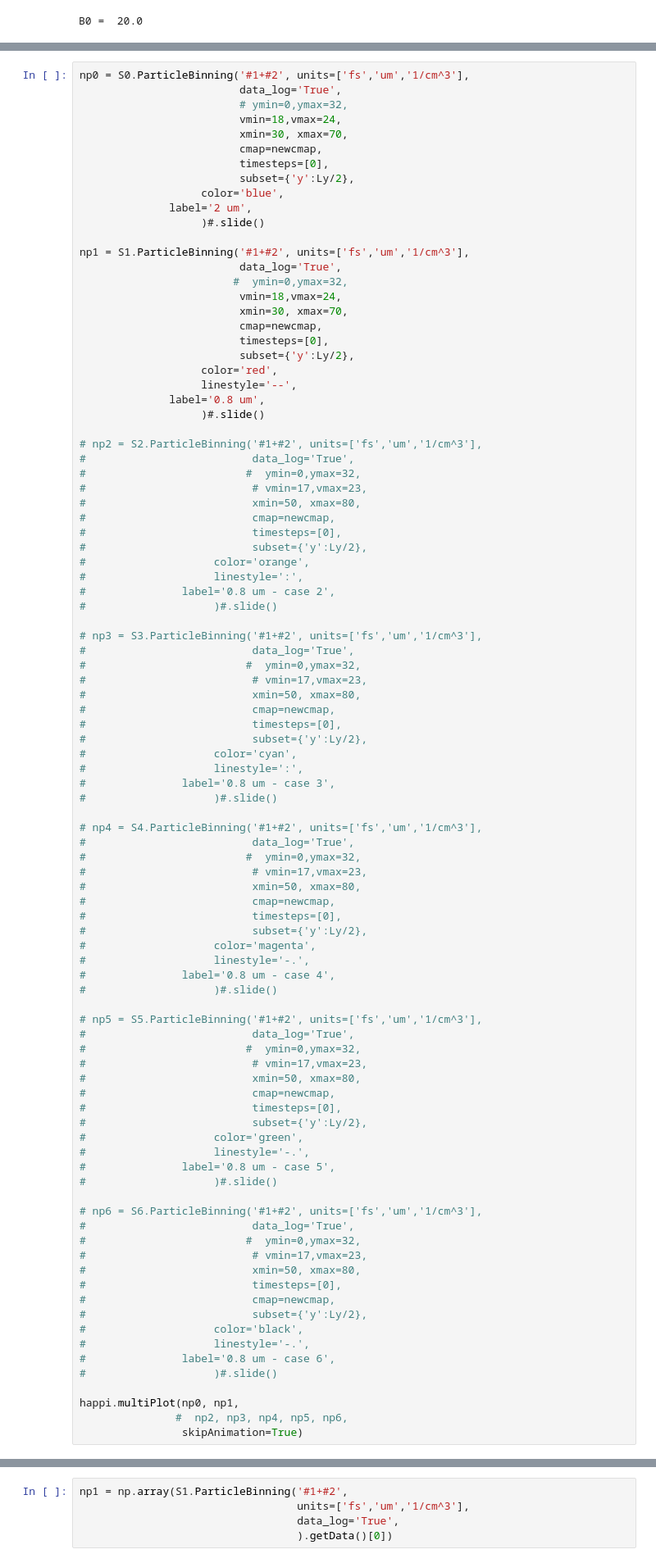
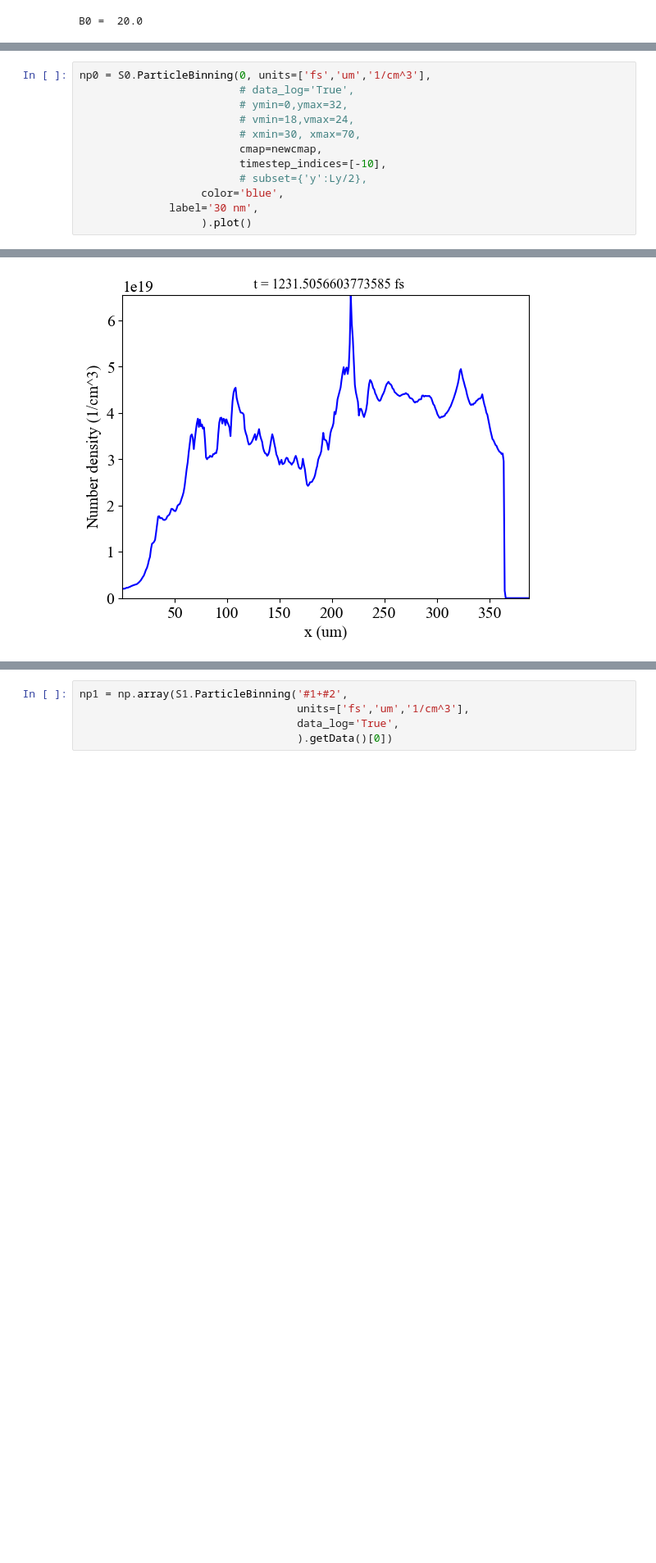
Before and after one commit to weipengyao/scripts, a Jupyter notebook: ELI_PIC.ipynb, the cells around one changed output, grey strips where cells are left out. Shown at 82% size. Cells and saved outputs as stored; diff of their text form; blank space fills up the shorter version.

```diff
--- a/ELI_PIC.ipynb
+++ b/ELI_PIC.ipynb
@@ -102,94 +127,13 @@ Ly =  160.0
 # %%
-np0 = S0.ParticleBinning('#1+#2', units=['fs','um','1/cm^3'],
-                         data_log='True',
+np0 = S0.ParticleBinning(0, units=['fs','um','1/cm^3'],
+                         # data_log='True',
                          # ymin=0,ymax=32,
-                         vmin=18,vmax=24,
-                         xmin=30, xmax=70,
+                         # vmin=18,vmax=24,
+                         # xmin=30, xmax=70,
                          cmap=newcmap,
-                         timesteps=[0],
-                         subset={'y':Ly/2},
+                         timestep_indices=[-10],
+                         # subset={'y':Ly/2},
                    color='blue',
-              label='2 um',
-                   )#.slide()
-
-np1 = S1.ParticleBinning('#1+#2', units=['fs','um','1/cm^3'],
-                         data_log='True',
-                        #  ymin=0,ymax=32,
-                         vmin=18,vmax=24,
-                         xmin=30, xmax=70,
-                         cmap=newcmap,
-                         timesteps=[0],
-                         subset={'y':Ly/2},
-                   color='red',
-                   linestyle='--',
-              label='0.8 um',
-                   )#.slide()
-
-# np2 = S2.ParticleBinning('#1+#2', units=['fs','um','1/cm^3'],
-#                          data_log='True',
-#                         #  ymin=0,ymax=32,
-#                          # vmin=17,vmax=23,
-#                          xmin=50, xmax=80,
-#                          cmap=newcmap,
-#                          timesteps=[0],
-#                          subset={'y':Ly/2},
-#                    color='orange',
-#                    linestyle=':',
-#               label='0.8 um - case 2',
-#                    )#.slide()
-
-# np3 = S3.ParticleBinning('#1+#2', units=['fs','um','1/cm^3'],
-#                          data_log='True',
-#                         #  ymin=0,ymax=32,
-#                          # vmin=17,vmax=23,
-#                          xmin=50, xmax=80,
-#                          cmap=newcmap,
-#                          timesteps=[0],
-#                          subset={'y':Ly/2},
-#                    color='cyan',
-#                    linestyle=':',
-#               label='0.8 um - case 3',
-#                    )#.slide()
-
-# np4 = S4.ParticleBinning('#1+#2', units=['fs','um','1/cm^3'],
-#                          data_log='True',
-#                         #  ymin=0,ymax=32,
-#                          # vmin=17,vmax=23,
-#                          xmin=50, xmax=80,
-#                          cmap=newcmap,
-#                          timesteps=[0],
-#                          subset={'y':Ly/2},
-#                    color='magenta',
-#                    linestyle='-.',
-#               label='0.8 um - case 4',
-#                    )#.slide()
-
-# np5 = S5.ParticleBinning('#1+#2', units=['fs','um','1/cm^3'],
-#                          data_log='True',
-#                         #  ymin=0,ymax=32,
-#                          # vmin=17,vmax=23,
-#                          xmin=50, xmax=80,
-#                          cmap=newcmap,
-#                          timesteps=[0],
-#                          subset={'y':Ly/2},
-#                    color='green',
-#                    linestyle='-.',
-#               label='0.8 um - case 5',
-#                    )#.slide()
-
-# np6 = S6.ParticleBinning('#1+#2', units=['fs','um','1/cm^3'],
-#                          data_log='True',
-#                         #  ymin=0,ymax=32,
-#                          # vmin=17,vmax=23,
-#                          xmin=50, xmax=80,
-#                          timesteps=[0],
-#                          cmap=newcmap,
-#                          subset={'y':Ly/2},
-#                    color='black',
-#                    linestyle='-.',
-#               label='0.8 um - case 6',
-#                    )#.slide()
-
-happi.multiPlot(np0, np1,
-               #  np2, np3, np4, np5, np6,
-                skipAnimation=True)
+              label='30 nm',
+                   ).plot()
+# %% [output]
@@ -195,0 +144 @@ happi.multiPlot(np0, np1,
+[figure, added]
```
Also changed, not shown: parts of 24 cells of this notebook, 6 other files.
